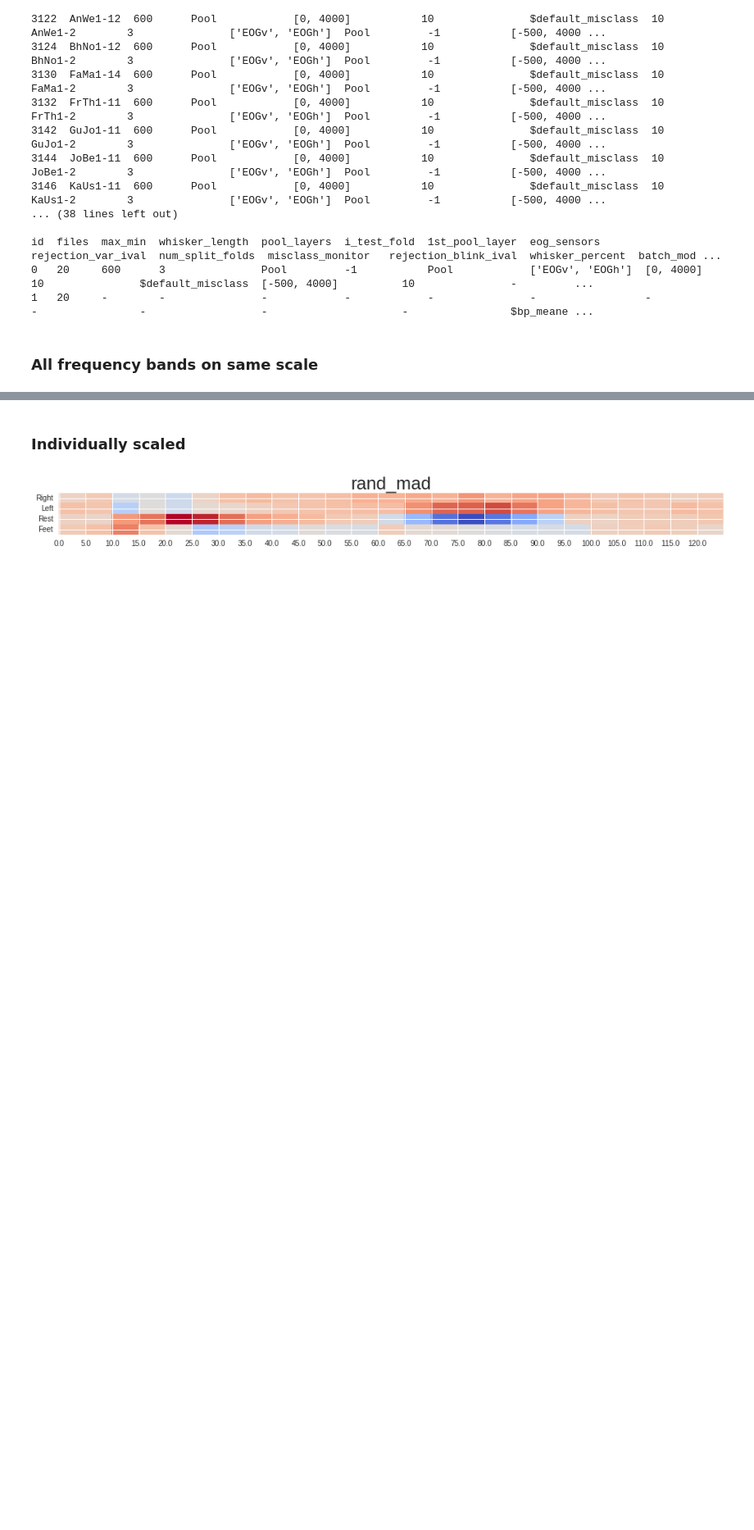
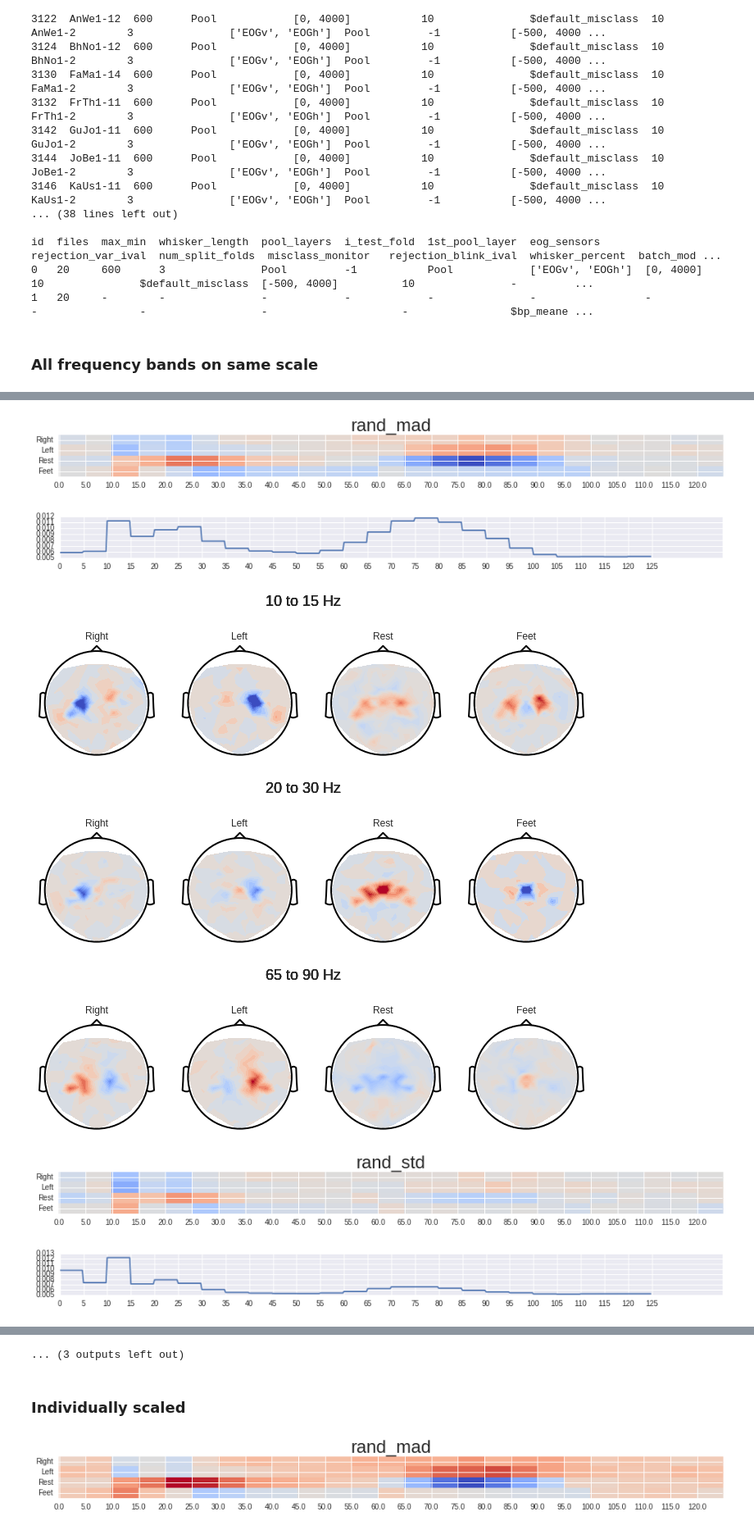
Before and after one commit to robintibor/braindevel, a Jupyter notebook: braindecode/notebooks/analysis/Bandpower_Perturbation.ipynb, the cells around one changed output, grey strips where cells are left out. Shown at 82% size. Saved outputs shown, nothing was run; the diff lists cells and outputs as text; code cells hidden in the pictures; blank space fills up the shorter version.

```diff
--- a/braindecode/notebooks/analysis/Bandpower_Perturbation.ipynb
+++ b/braindecode/notebooks/analysis/Bandpower_Perturbation.ipynb
@@ -162,0 +241,24 @@ for corr_name in sorted(all_corrs.keys()):
+# %%
+    if 'rand' in corr_name:
+        vmin, vmax = -0.05, 0.05
+    else:
+        vmin,vmax = -0.15, 0.15
+    for freq_low, freq_high in ((10,15), (20,30), (65,90)):
+        i_freq_start = freqs.tolist().index(freq_low)
+        i_freq_stop = freqs.tolist().index(freq_high) + 1
+        fig = plt.figure(figsize=(12,4))
+        for i_class, class_name in zip(range(4), ('Right', 'Left', 'Rest', 'Feet')):
+            ax = plt.subplot(1,4,i_class+1)
+            ax_scalp(np.mean(corrs[:,i_class,i_freq_start:i_freq_stop], axis=(0,1)),
+                     get_EEG_sensors_sorted(), colormap=cm.coolwarm, ax=ax,
+                    vmin=vmin, vmax=vmax)
+            ax.set_title(class_name)
+            fig.suptitle("{:d} to {:d} Hz".format(freq_low, freq_high), y=0.96, fontsize=18)
+# %% [output]
+[figure, added]
+[figure, added]
+[figure, added]
+[figure, added]
+[figure, added]
+[figure, added]
+[figure, added]
@@ -163,3 +270,4 @@ for corr_name in sorted(all_corrs.keys()):
+... (3 outputs left out)
 # %% [markdown]
 ### Individually scaled
 # %%
```
Also changed, not shown: parts of 4 cells of this notebook, 24 other files.
